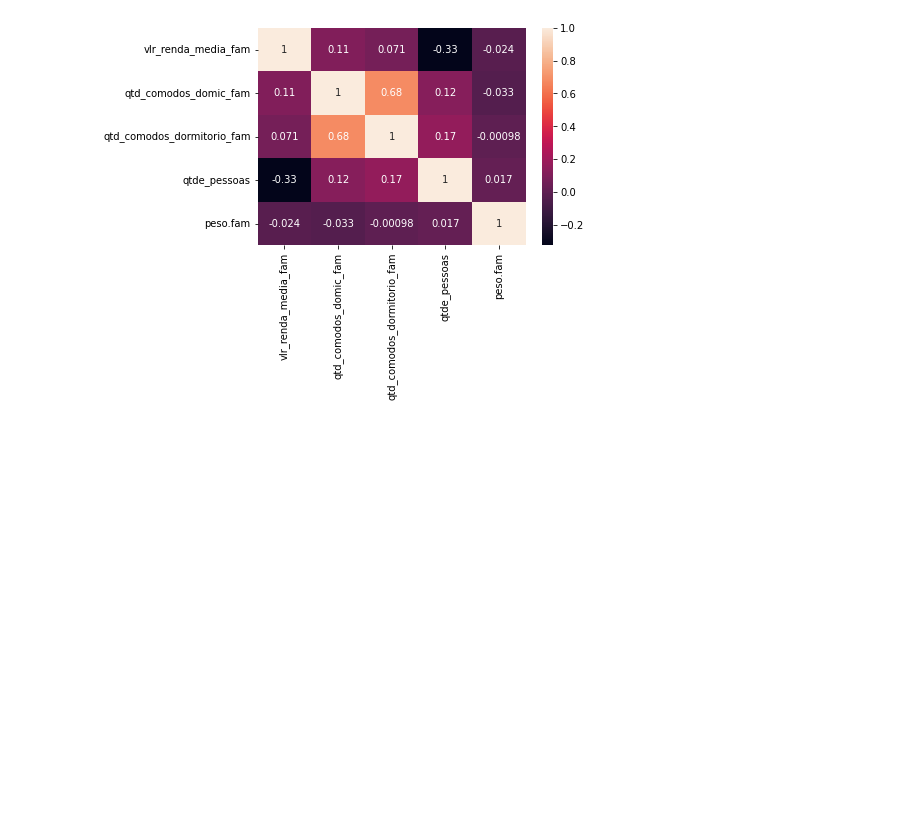
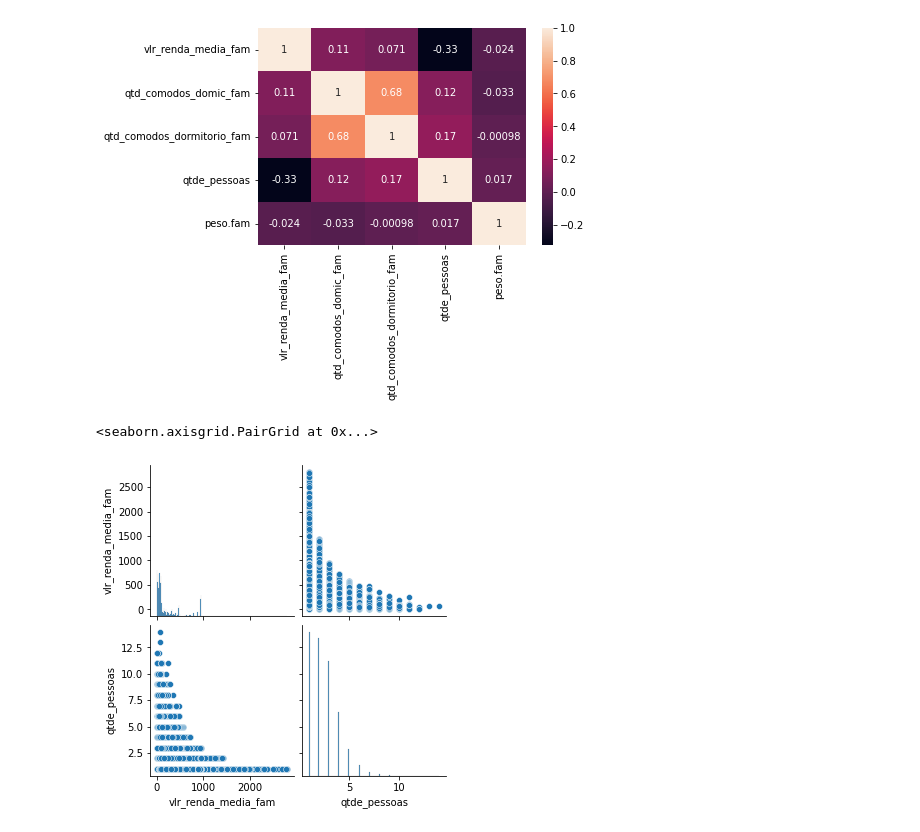
Before and after one commit to diegoabs84/Machine-Learnig---Project-1, a Jupyter notebook: ML_Trabalho_prático_1.ipynb, the cells around one changed output. Cells and saved outputs as stored; diff of their text form; code cells hidden in the pictures; blank space fills up the shorter version.

```diff
--- a/ML_Trabalho_prático_1.ipynb
+++ b/ML_Trabalho_prático_1.ipynb
@@ -340,3 +336,8 @@ sns.heatmap(corr_table, xticklabels=corr_table.columns, yticklabels=corr_table.c
 # %% [output]
 <AxesSubplot:>
 [figure]
+# %%
+sns.pairplot(datafam[['vlr_renda_media_fam','qtde_pessoas']], markers=["o","o"], palette="Set2", diag_kind="hist")
+# %% [output]
+<seaborn.axisgrid.PairGrid at 0x...>
+[figure, added]
```
Also changed, not shown: parts of 7 cells of this notebook.
